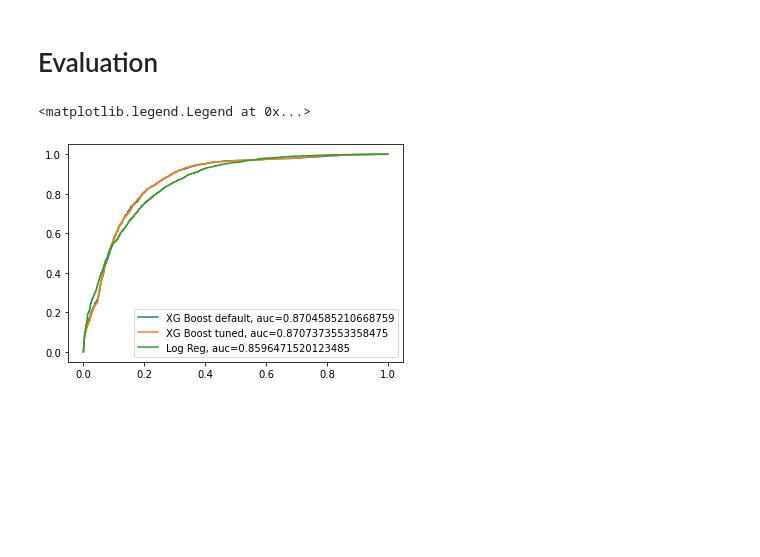
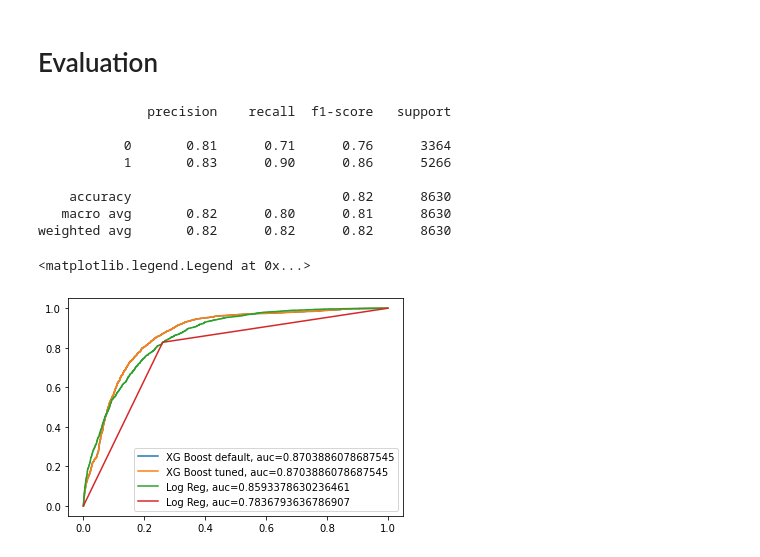
Before and after one commit to timo282/Tanzania_Pumps_Prediction, a Jupyter notebook: Prediction_Model _1.ipynb, the cells around one changed output. Drawn from its saved outputs; the diff is of its cells as text; code cells hidden in the pictures; blank space fills up the shorter version.

Commit message:
Further Tuning of RF, XGB, DT Cleaned Version of EDA Plot

```diff
--- a/Prediction_Model _1.ipynb
+++ b/Prediction_Model _1.ipynb
@@ -337,11 +390,12 @@ df_tuned = pd.DataFrame(data=[], columns=["Model", "AUC Train", "AUC CV", "Preci
 # %%
 param_grid = [{
-    "n_estimators":[100, 500, 1000, 2000],
-    "max_depth": [5, 10, 15, 20],
+    "n_estimators":[100, 500, 1000, 2000, 2500],
+    "max_depth": [5, 10, 15, 20, 25],
     "bootstrap": [True, False]
 }]
 
-rf_cf = RandomForestClassifier(random_state=42, n_jobs= -1)
+rf_cf = RandomForestClassifier(random_state=42, n_jobs= 7)
 rs = RandomizedSearchCV(rf_cf, param_distributions=param_grid, scoring="roc_auc_ovr", cv=5, n_jobs= -1, n_iter = 5)
 rs.fit(X_train_f, y_train_f)
 best_rf = rs.best_params_
+best_rf
@@ -367,3 +469,21 @@ df_tuned.loc[len(df_tuned)] = [rf_cf_t, auc_train_f, auc_cv, precision, recall]
+# %%
+from sklearn.metrics import precision_score
+from sklearn.metrics import recall_score
+
+dt_cf_t = DecisionTreeClassifier(random_state=42, criterion=best_dt.get["criterion"], max_depth = best_dt.get('max_depth'),
+min_samples_split=best_dt.get["min_samples_split"], min_samples_leaf=best_dt.get["min_samples_leaf"])
+dt_cf_t.fit(X_train_f, y_train_f)
+y_pred_f = dt_cf_t.predict_proba(X_train_f)[:,1]
+
+auc_train_f = roc_auc_score(y_train_f, y_pred_f)
+cv_res = cross_validate(estimator=dt_cf_t, X=X_train_f, y=y_train_f, cv=5, scoring='roc_auc_ovr', n_jobs=-1)
+auc_cv = cv_res["test_score"].mean()
+
+y_pred_f_bin = dt_cf_t.predict(X_train_f)
+precision = precision_score(y_train_f, y_pred_f_bin)
+recall = recall_score(y_train_f, y_pred_f_bin)
+
+df_tuned.loc[len(df_tuned)] = [dt_cf_t, auc_train_f, auc_cv, precision, recall]
 # %% [markdown]
 ### XGBoost
 # %%
@@ -442,38 +562,57 @@ df_act_pred = pd.DataFrame(data=[], columns=["Model", "Actuals", "Predicted"])
 # %%
 plt.figure(0).clf()
 #Untuned XGB
 y_pred_f = xgb_cf.predict_proba(X_test)[:,1]
 y_pred_f_bin = xgb_cf.predict(X_test)
 fpr, tpr, thresh = metrics.roc_curve(y_test_f, y_pred_f)
 auc = metrics.roc_auc_score(y_test_f, y_pred_f)
 
 plt.plot(fpr,tpr,label="XG Boost default, auc="+str(auc))
 
 df_act_pred.loc[len(df_act_pred)] = ["XG Boost default", y_test_f, y_pred_f_bin]
 
-#Tuned XGB
+print(classification_report(y_test_f, y_pred_f_bin))
+
+'''#Tuned XGB
 y_pred_f = xgb_cf_t.predict_proba(X_test)[:,1]
 y_pred_f_bin = xgb_cf_t.predict(X_test)
 fpr, tpr, thresh = metrics.roc_curve(y_test_f, y_pred_f)
-auc = metrics.roc_auc_score(y_test_f, y_pred_f)
+auc = metrics.roc_auc_score(y_test_f, y_pred_f)'''
 
 plt.plot(fpr,tpr,label="XG Boost tuned, auc="+str(auc))
 
 df_act_pred.loc[len(df_act_pred)] = ["XG Boost tuned", y_test_f, y_pred_f_bin]
 
 #Untuned Log Reg
 y_pred_f = lr_cf.predict_proba(X_test)[:,1]
 y_pred_f_bin = lr_cf.predict(X_test)
 fpr, tpr, thresh = metrics.roc_curve(y_test_f, y_pred_f)
 auc = metrics.roc_auc_score(y_test_f, y_pred_f)
 plt.plot(fpr,tpr,label="Log Reg, auc="+str(auc))
 
-df_act_pred.loc[len(df_act_pred)] = ["Logistic Regression Untuned", y_test_f, y_pred_f_bin]
+df_act_pred.loc[len(df_act_pred)] = ["Logistic Regression default", y_test_f, y_pred_f_bin]
+
+#Untuned Decision Tree
+y_pred_f = dt_cf.predict_proba(X_test)[:,1]
+y_pred_f_bin = dt_cf.predict(X_test)
+fpr, tpr, thresh = metrics.roc_curve(y_test_f, y_pred_f)
+auc = metrics.roc_auc_score(y_test_f, y_pred_f)
+plt.plot(fpr,tpr,label="Log Reg, auc="+str(auc))
+
+df_act_pred.loc[len(df_act_pred)] = ["Decision Tree Default", y_test_f, y_pred_f_bin]
 
 plt.legend(loc=0)
 # %% [output]
-<matplotlib.legend.Legend at 0x...>
+              precision    recall  f1-score   support
+
+           0       0.81      0.71      0.76      3364
+           1       0.83      0.90      0.86      5266
+
+    accuracy                           0.82      8630
+   macro avg       0.82      0.80      0.81      8630
+weighted avg       0.82      0.82      0.82      8630
+<matplotlib.legend.Legend at 0x...>
-[figure, old version]
+[figure, new version]
 # %%
 fig, axes = plt.subplots(nrows = 1, ncols = 3, figsize=(15,3))
 for i, row in df_act_pred.iterrows():
```
Also changed, not shown: parts of 33 cells of this notebook, 1 other file.
